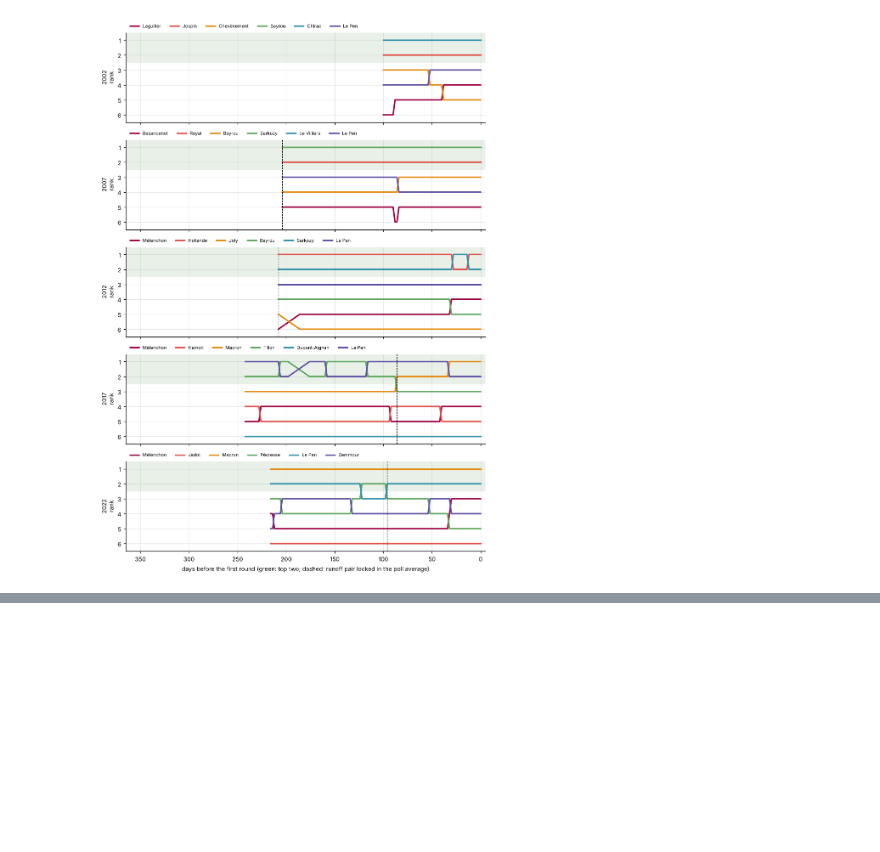
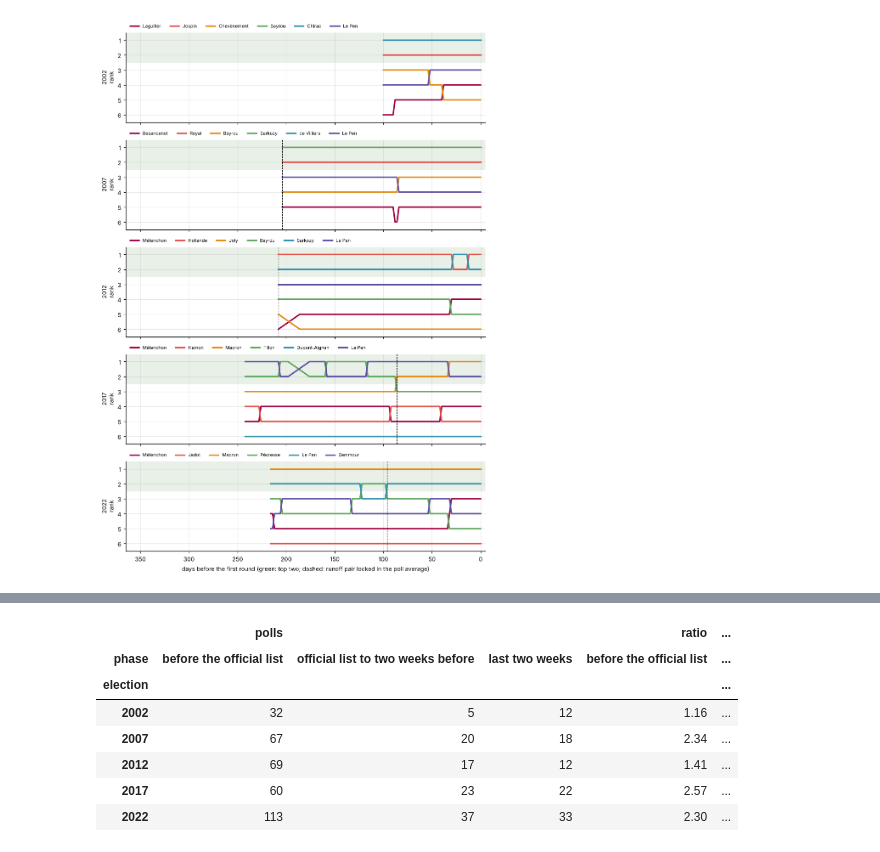
Before and after one commit to clarasalas/strategic-voting-polls-2RS, a Jupyter notebook: notebooks/05_polls_descriptive.ipynb, the cells around one changed output, grey strips where cells are left out. Saved outputs shown, nothing was run; the diff lists cells and outputs as text; code cells hidden in the pictures; blank space fills up the shorter version.

```diff
--- a/notebooks/05_polls_descriptive.ipynb
+++ b/notebooks/05_polls_descriptive.ipynb
@@ -403,0 +477,24 @@ fig.savefig(FIGURES / "ranks.png")
+# %%
+main = main.merge(house[["election", "institute_family", "slot", "house_effect"]], how="left")
+main["n"] = main["sample_size"].fillna(1000)
+main["expected_var"] = main["value"] * (100 - main["value"]) / main["n"]
+main["resid_net"] = main["residual"] - main["house_effect"].fillna(0)
+
+def ratio(g, col):
+    return (g[col] ** 2).mean() / g["expected_var"].mean()
+herd = pd.DataFrame({
+    "polls": main.groupby(["election", "phase"], observed=True)["poll_id"].nunique(),
+    "ratio": main.groupby(["election", "phase"], observed=True).apply(ratio, "residual", include_groups=False),
+    "ratio_after_house_effects": main.groupby(["election", "phase"], observed=True).apply(ratio, "resid_net", include_groups=False),
+}).round(2)
+herd.to_csv(TABLES / "pollsters_herding.csv")
+herd.unstack("phase")
+# %% [output]
+|  | polls |  |  | ratio | ... |
+| phase | before the official list | official list to two weeks before | last two weeks | before the official list | ... |
+| election |  |  |  |  | ... |
+| 2002 | 32 | 5 | 12 | 1.16 | ... |
+| 2007 | 67 | 20 | 18 | 2.34 | ... |
+| 2012 | 69 | 17 | 12 | 1.41 | ... |
+| 2017 | 60 | 23 | 22 | 2.57 | ... |
+| 2022 | 113 | 37 | 33 | 2.30 | ... |
```
Also changed, not shown: parts of 4 cells of this notebook, 4 other files.
